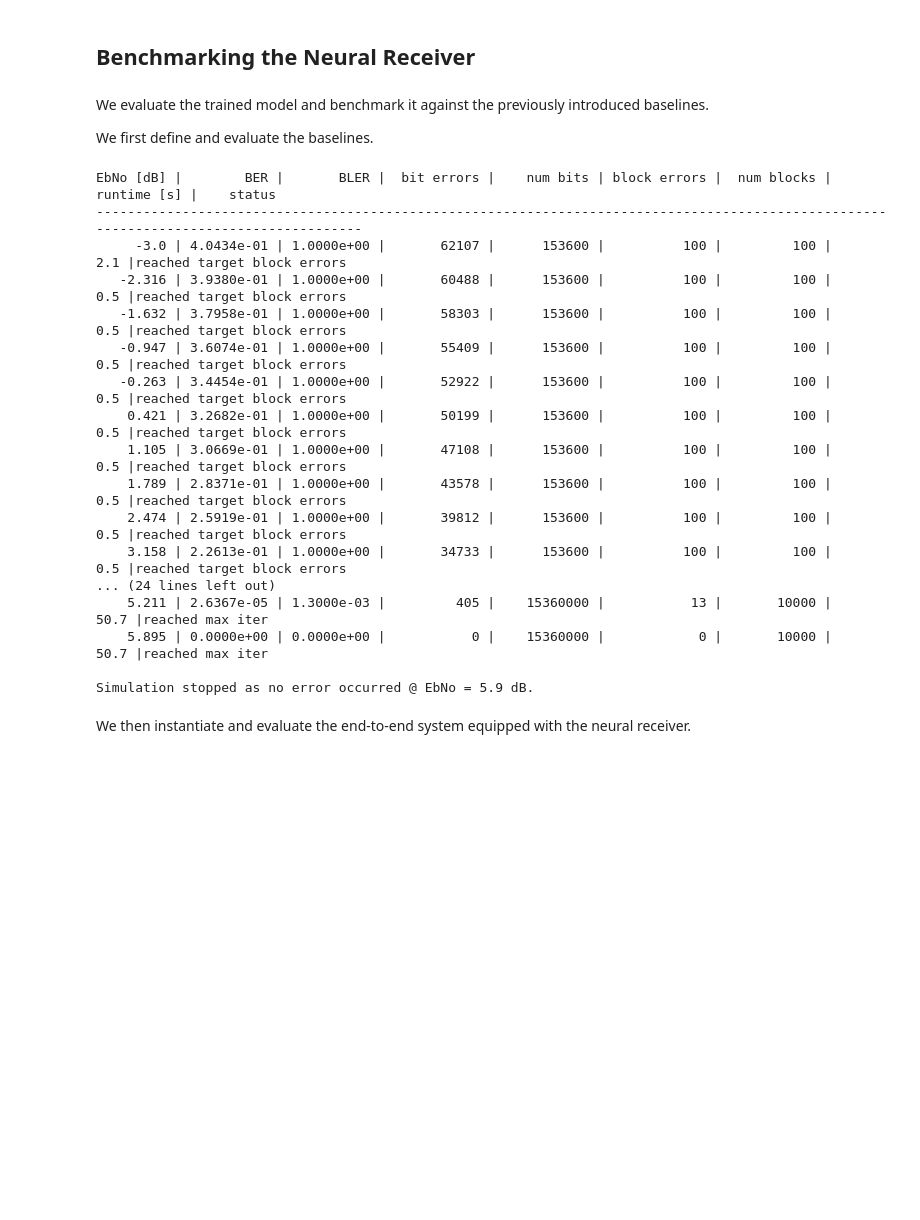
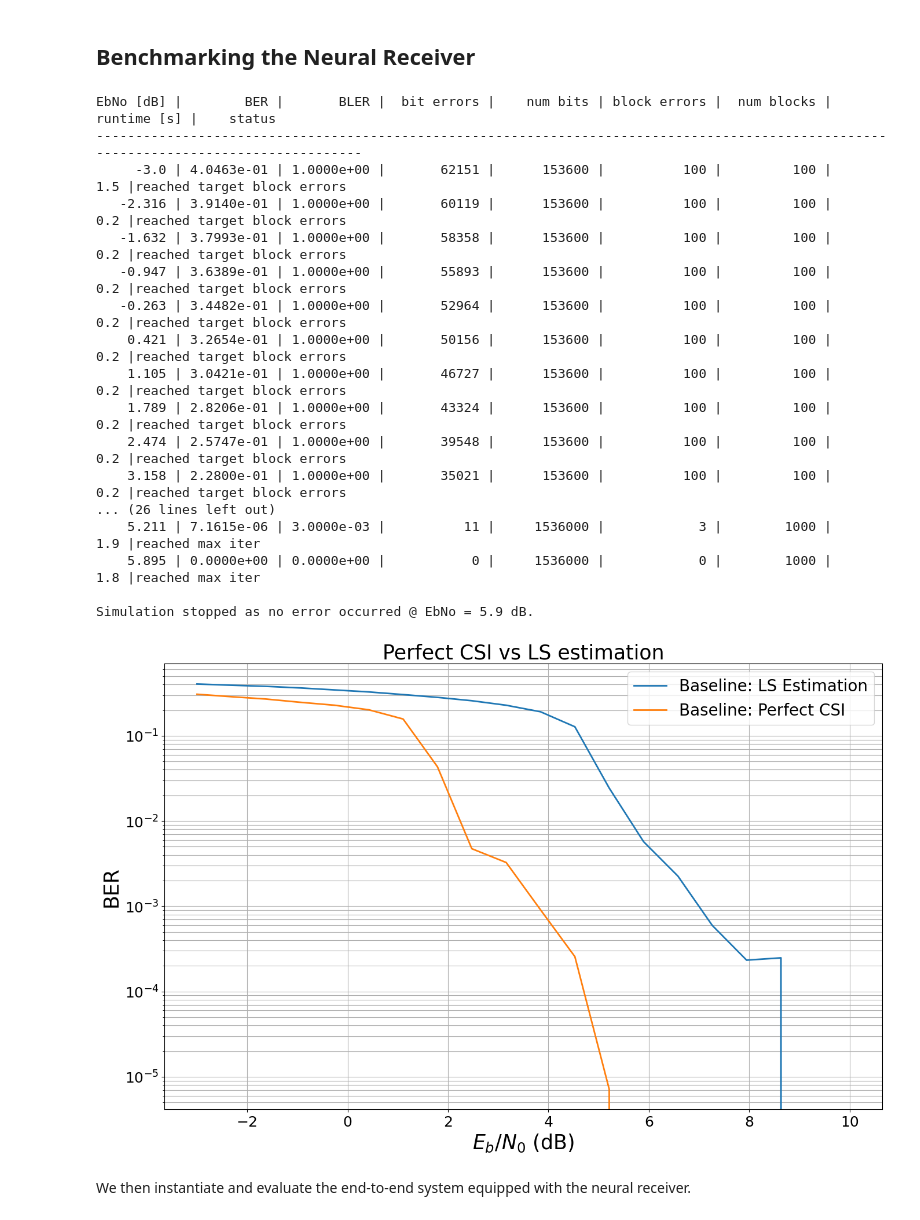
Before and after one commit to NYCU-ICCLab/sionna_introduction, a Jupyter notebook: sample_code/Demo_neural_receiver.ipynb, the cells around one changed output. Cells and saved outputs as stored; diff of their text form; code cells hidden in the pictures; blank space fills up the shorter version.

Commit message:
update neural receiver

```diff
--- a/sample_code/Demo_neural_receiver.ipynb
+++ b/sample_code/Demo_neural_receiver.ipynb
@@ -57,7 +57,7 @@ EBN0_DB_MIN = -3.0
 EBN0_DB_MAX = 10
 
 # How many examples are processed by Sionna in parallel
-BATCH_SIZE = 100
+BATCH_SIZE = 10
 
 # Coding rate
 CODERATE = 0.5
@@ -267,7 +374,7 @@ class OFDMSystemNeuralReceiver(Model): # Inherits from Keras Model
         self.channel = sn.channel.OFDMChannel(CDL, RESOURCE_GRID, add_awgn=True, normalize_channel=True, return_channel=False)
 
         # Neural receiver
-        self.neural_receiver = NeuralReceiver()
+        self.neural_receiver = SimpleTransformerReceiver()
 
         # Used to extract data-carrying resource elements
         self.rg_demapper = sn.ofdm.ResourceGridDemapper(RESOURCE_GRID, STREAM_MANAGEMENT)
@@ -324,10 +431,10 @@ After training, the weights of the models are saved in a file using [pickle](htt
 
 Executing the next cell will take quite a while. If you do not want to train your own neural receiver, you can download the weights [here](https://drive.google.com/file/d/15txi7jAgSYeg8ylx5BAygYnywcGFw9WH/view?usp=sharing) and use them later on.
 # %%
-train = False # Chane to train your own model
+train = True # Chane to train your own model
 if train :
     # Number of iterations used for training
-    NUM_TRAINING_ITERATIONS = 10
+    NUM_TRAINING_ITERATIONS = 10000
 
     # Instantiating the end-to-end model for training
     model = OFDMSystemNeuralReceiver(training=True)
@@ -347,8 +454,8 @@ if train :
         grads = tape.gradient(loss, weights)
         optimizer.apply_gradients(zip(grads, weights))
         # Print progress
-        if i % 100 == 0:
-            print(f"{i}/{NUM_TRAINING_ITERATIONS}  Loss: {loss:.2E}", end="\r")
+        if (i+1) % 10 == 0:
+            print(f"{i+1}/{NUM_TRAINING_ITERATIONS}  Loss: {loss:.2E}", end="\r")
     # Save the weightsin a file
     weights = model.get_weights()
     with open('weights-ofdm-neuralrx', 'wb') as f:
@@ -356,9 +465,5 @@ if train :
 # %% [markdown]
 ## Benchmarking the Neural Receiver
-# %% [markdown]
-We evaluate the trained model and benchmark it against the previously introduced baselines.
-
-We first define and evaluate the baselines.
 # %%
 class OFDMSystem(Model): # Inherits from Keras Model
 
@@ -422,45 +527,46 @@ class OFDMSystem(Model): # Inherits from Keras Model
 
         return bits, bits_hat
 # %%
-ber_plots = sn.utils.PlotBER("Advanced neural receiver")
+ber_plots = sn.utils.PlotBER("Perfect CSI vs LS estimation")
 
 baseline_ls = OFDMSystem(False)
 ber_plots.simulate(baseline_ls,
                   ebno_dbs=np.linspace(EBN0_DB_MIN, EBN0_DB_MAX, 20),
                   batch_size=BATCH_SIZE,
                   num_target_block_errors=100, # simulate until 100 block errors occured
                   legend="Baseline: LS Estimation",
                   soft_estimates=True,
                   max_mc_iter=100, # run 100 Monte-Carlo simulations (each with batch_size samples)
                   show_fig=False);
 
 baseline_pcsi = OFDMSystem(True)
 ber_plots.simulate(baseline_pcsi,
                   ebno_dbs=np.linspace(EBN0_DB_MIN, EBN0_DB_MAX, 20),
                   batch_size=BATCH_SIZE,
                   num_target_block_errors=100, # simulate until 100 block errors occured
                   legend="Baseline: Perfect CSI",
                   soft_estimates=True,
                   max_mc_iter=100, # run 100 Monte-Carlo simulations (each with batch_size samples)
-                  show_fig=False);
+                  show_fig=True);
 # %% [output]
 EbNo [dB] |        BER |       BLER |  bit errors |    num bits | block errors |  num blocks | runtime [s] |    status
 ---------------------------------------------------------------------------------------------------------------------------------------
-     -3.0 | 4.0434e-01 | 1.0000e+00 |       62107 |      153600 |          100 |         100 |         2.1 |reached target block errors
-   -2.316 | 3.9380e-01 | 1.0000e+00 |       60488 |      153600 |          100 |         100 |         0.5 |reached target block errors
-   -1.632 | 3.7958e-01 | 1.0000e+00 |       58303 |      153600 |          100 |         100 |         0.5 |reached target block errors
-   -0.947 | 3.6074e-01 | 1.0000e+00 |       55409 |      153600 |          100 |         100 |         0.5 |reached target block errors
-   -0.263 | 3.4454e-01 | 1.0000e+00 |       52922 |      153600 |          100 |         100 |         0.5 |reached target block errors
-    0.421 | 3.2682e-01 | 1.0000e+00 |       50199 |      153600 |          100 |         100 |         0.5 |reached target block errors
-    1.105 | 3.0669e-01 | 1.0000e+00 |       47108 |      153600 |          100 |         100 |         0.5 |reached target block errors
-    1.789 | 2.8371e-01 | 1.0000e+00 |       43578 |      153600 |          100 |         100 |         0.5 |reached target block errors
-    2.474 | 2.5919e-01 | 1.0000e+00 |       39812 |      153600 |          100 |         100 |         0.5 |reached target block errors
-    3.158 | 2.2613e-01 | 1.0000e+00 |       34733 |      153600 |          100 |         100 |         0.5 |reached target block errors
-... (24 lines left out)
-    5.211 | 2.6367e-05 | 1.3000e-03 |         405 |    15360000 |           13 |       10000 |        50.7 |reached max iter
-    5.895 | 0.0000e+00 | 0.0000e+00 |           0 |    15360000 |            0 |       10000 |        50.7 |reached max iter
+     -3.0 | 4.0463e-01 | 1.0000e+00 |       62151 |      153600 |          100 |         100 |         1.5 |reached target block errors
+   -2.316 | 3.9140e-01 | 1.0000e+00 |       60119 |      153600 |          100 |         100 |         0.2 |reached target block errors
+   -1.632 | 3.7993e-01 | 1.0000e+00 |       58358 |      153600 |          100 |         100 |         0.2 |reached target block errors
+   -0.947 | 3.6389e-01 | 1.0000e+00 |       55893 |      153600 |          100 |         100 |         0.2 |reached target block errors
+   -0.263 | 3.4482e-01 | 1.0000e+00 |       52964 |      153600 |          100 |         100 |         0.2 |reached target block errors
+    0.421 | 3.2654e-01 | 1.0000e+00 |       50156 |      153600 |          100 |         100 |         0.2 |reached target block errors
+    1.105 | 3.0421e-01 | 1.0000e+00 |       46727 |      153600 |          100 |         100 |         0.2 |reached target block errors
+    1.789 | 2.8206e-01 | 1.0000e+00 |       43324 |      153600 |          100 |         100 |         0.2 |reached target block errors
+    2.474 | 2.5747e-01 | 1.0000e+00 |       39548 |      153600 |          100 |         100 |         0.2 |reached target block errors
+    3.158 | 2.2800e-01 | 1.0000e+00 |       35021 |      153600 |          100 |         100 |         0.2 |reached target block errors
+... (26 lines left out)
+    5.211 | 7.1615e-06 | 3.0000e-03 |          11 |     1536000 |            3 |        1000 |         1.9 |reached max iter
+    5.895 | 0.0000e+00 | 0.0000e+00 |           0 |     1536000 |            0 |        1000 |         1.8 |reached max iter
 
 Simulation stopped as no error occurred @ EbNo = 5.9 dB.
+[figure, added]
 # %% [markdown]
 We then instantiate and evaluate the end-to-end system equipped with the neural receiver.
 # %%
```
Also changed, not shown: parts of 12 cells of this notebook, 2 other files.
